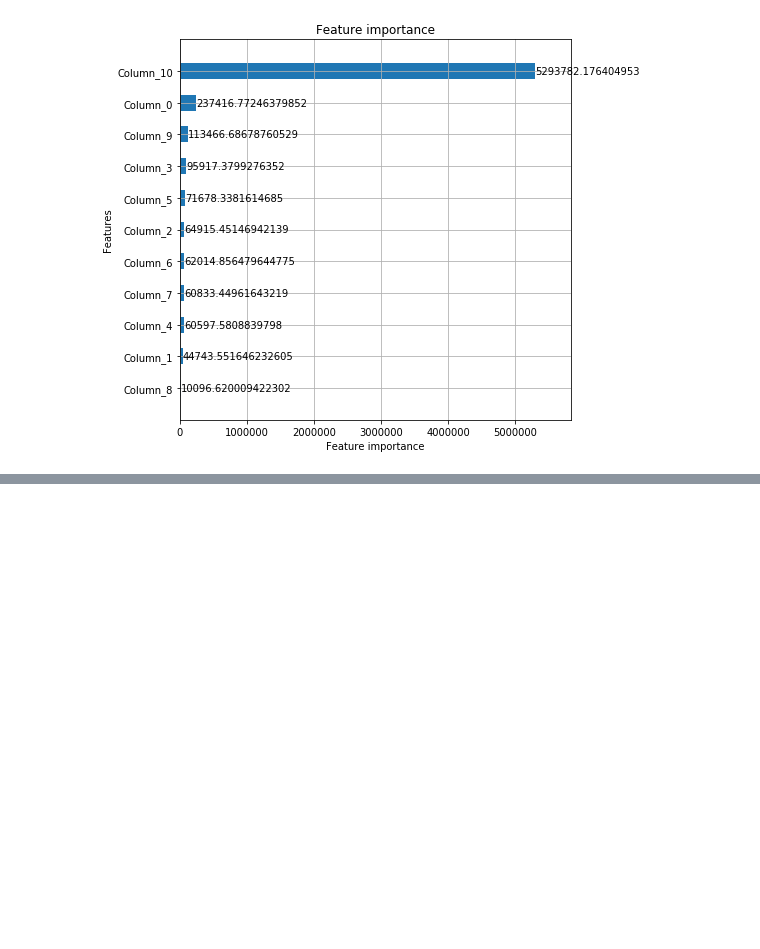
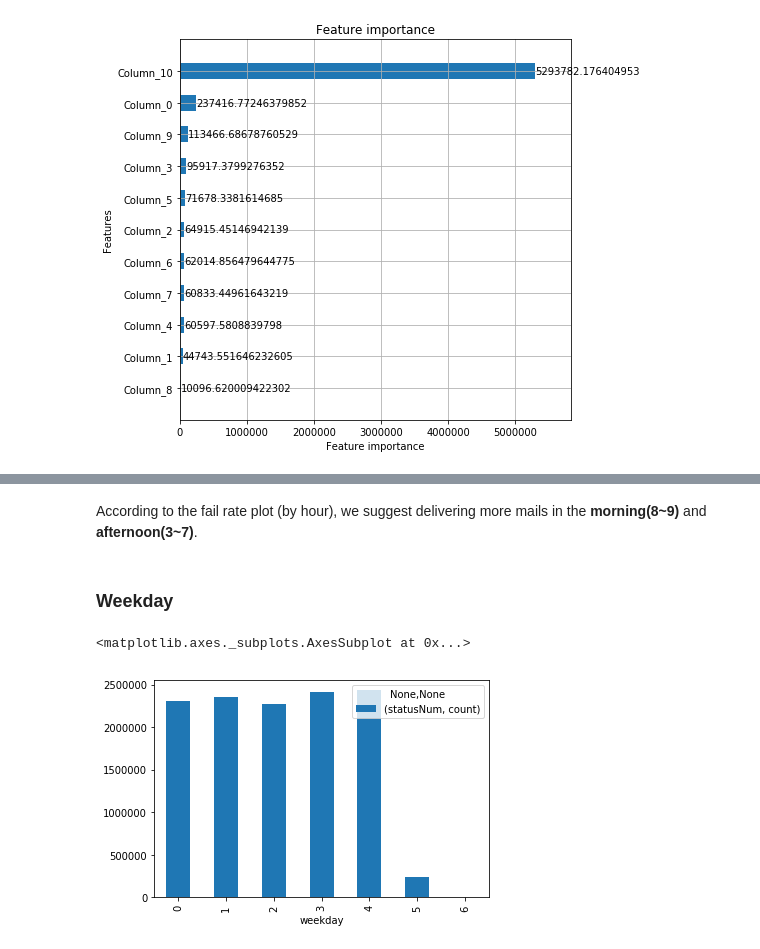
Before and after one commit to frank11158/Post-Big-Data-Competition, a Jupyter notebook: final.ipynb, the cells around one changed output, grey strips where cells are left out. Drawn from its saved outputs; the diff is of its cells as text; code cells hidden in the pictures; blank space fills up the shorter version.

```diff
--- a/final.ipynb
+++ b/final.ipynb
@@ -223,0 +247,10 @@ lgb.plot_importance(model, height=0.5, ignore_zero = False, figsize = (7, 7), im
+# %% [markdown]
+According to the fail rate plot (by hour), we suggest delivering more mails in the **morning(8~9)** and **afternoon(3~7)**.
+# %% [markdown]
+### Weekday
+# %%
+week_success = df_final[df_final['statusNum'] == 1].groupby('weekday').agg({'statusNum': ['count']})
+week_success.plot(kind='bar')
+# %% [output]
+<matplotlib.axes._subplots.AxesSubplot at 0x...>
+[figure, added]
```
Also changed, not shown: parts of 9 cells of this notebook.
